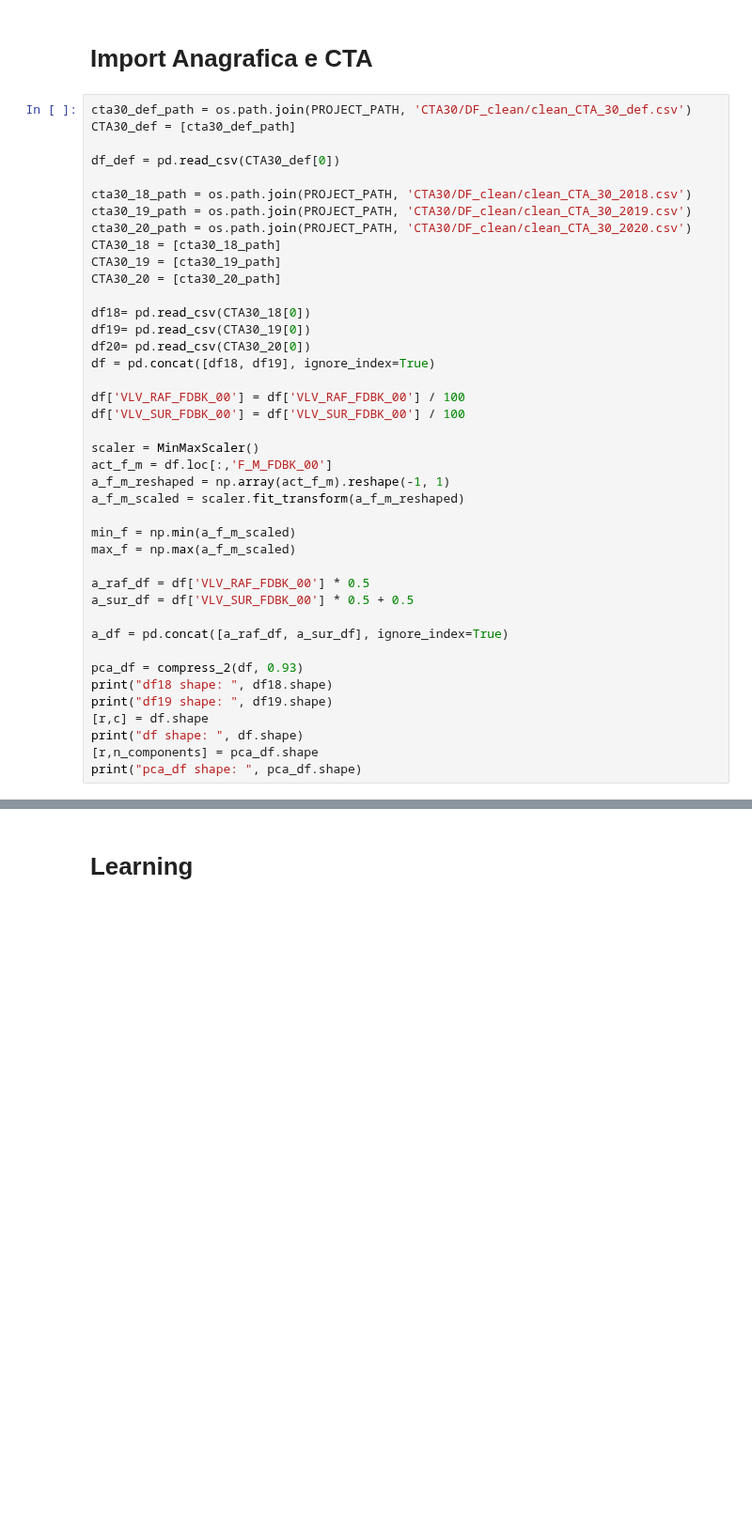
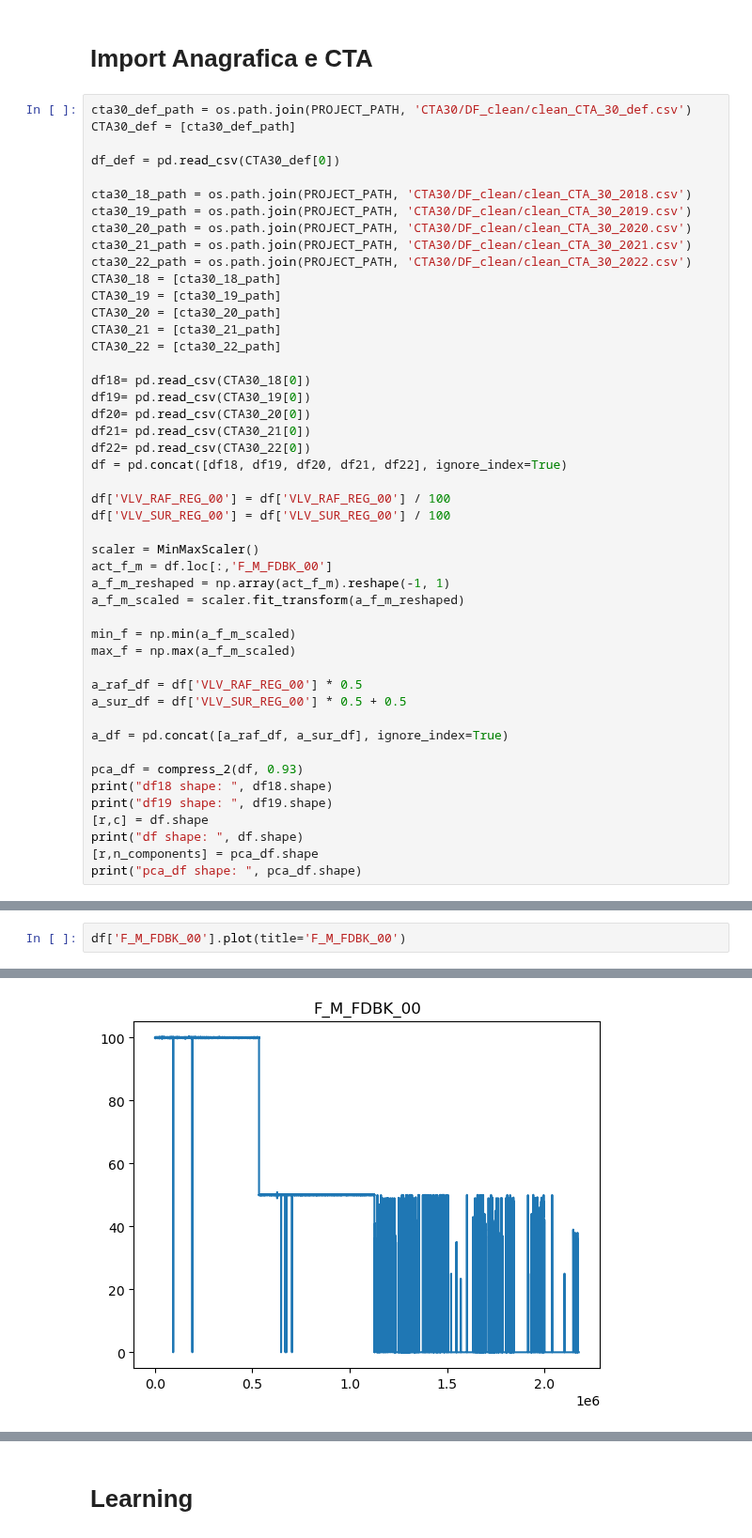
Before and after one commit to edoardorossi1995/Tesi, a Jupyter notebook: DQN_Agent.ipynb, the cells around one changed output, grey strips where cells are left out. Shown at 94% size. Saved outputs shown, nothing was run; the diff lists cells and outputs as text; blank space fills up the shorter version.

```diff
--- a/DQN_Agent.ipynb
+++ b/DQN_Agent.ipynb
@@ -78,17 +76,23 @@ df_def = pd.read_csv(CTA30_def[0])
 cta30_18_path = os.path.join(PROJECT_PATH, 'CTA30/DF_clean/clean_CTA_30_2018.csv')
 cta30_19_path = os.path.join(PROJECT_PATH, 'CTA30/DF_clean/clean_CTA_30_2019.csv')
 cta30_20_path = os.path.join(PROJECT_PATH, 'CTA30/DF_clean/clean_CTA_30_2020.csv')
+cta30_21_path = os.path.join(PROJECT_PATH, 'CTA30/DF_clean/clean_CTA_30_2021.csv')
+cta30_22_path = os.path.join(PROJECT_PATH, 'CTA30/DF_clean/clean_CTA_30_2022.csv')
 CTA30_18 = [cta30_18_path]
 CTA30_19 = [cta30_19_path]
 CTA30_20 = [cta30_20_path]
+CTA30_21 = [cta30_21_path]
+CTA30_22 = [cta30_22_path]
 
 df18= pd.read_csv(CTA30_18[0])
 df19= pd.read_csv(CTA30_19[0])
 df20= pd.read_csv(CTA30_20[0])
-df = pd.concat([df18, df19], ignore_index=True)
+df21= pd.read_csv(CTA30_21[0])
+df22= pd.read_csv(CTA30_22[0])
+df = pd.concat([df18, df19, df20, df21, df22], ignore_index=True)
 
-df['VLV_RAF_FDBK_00'] = df['VLV_RAF_FDBK_00'] / 100
-df['VLV_SUR_FDBK_00'] = df['VLV_SUR_FDBK_00'] / 100
+df['VLV_RAF_REG_00'] = df['VLV_RAF_REG_00'] / 100
+df['VLV_SUR_REG_00'] = df['VLV_SUR_REG_00'] / 100
 
 scaler = MinMaxScaler()
 act_f_m = df.loc[:,'F_M_FDBK_00']
@@ -98,8 +102,8 @@ a_f_m_scaled = scaler.fit_transform(a_f_m_reshaped)
 min_f = np.min(a_f_m_scaled)
 max_f = np.max(a_f_m_scaled)
 
-a_raf_df = df['VLV_RAF_FDBK_00'] * 0.5
-a_sur_df = df['VLV_SUR_FDBK_00'] * 0.5 + 0.5
+a_raf_df = df['VLV_RAF_REG_00'] * 0.5
+a_sur_df = df['VLV_SUR_REG_00'] * 0.5 + 0.5
 
 a_df = pd.concat([a_raf_df, a_sur_df], ignore_index=True)
 
@@ -130,0 +140,3 @@ Text(0.5, 0, 'PW_ATT_M_00')
+# %%
+df['F_M_FDBK_00'].plot(title='F_M_FDBK_00')
+# %% [output]
@@ -130,0 +144 @@ Text(0.5, 0, 'PW_ATT_M_00')
+[figure, added]
```
Also changed, not shown: parts of 14 cells of this notebook, 2 other files.
